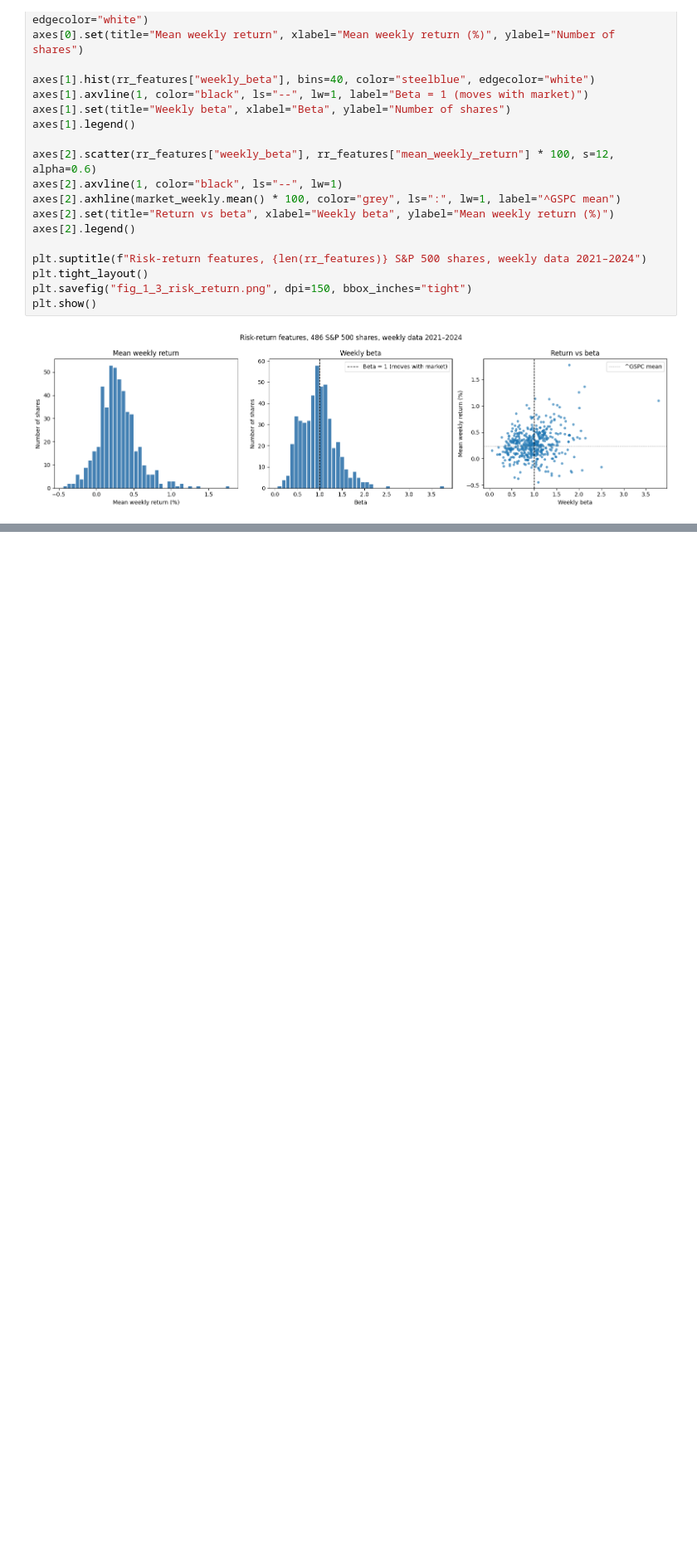
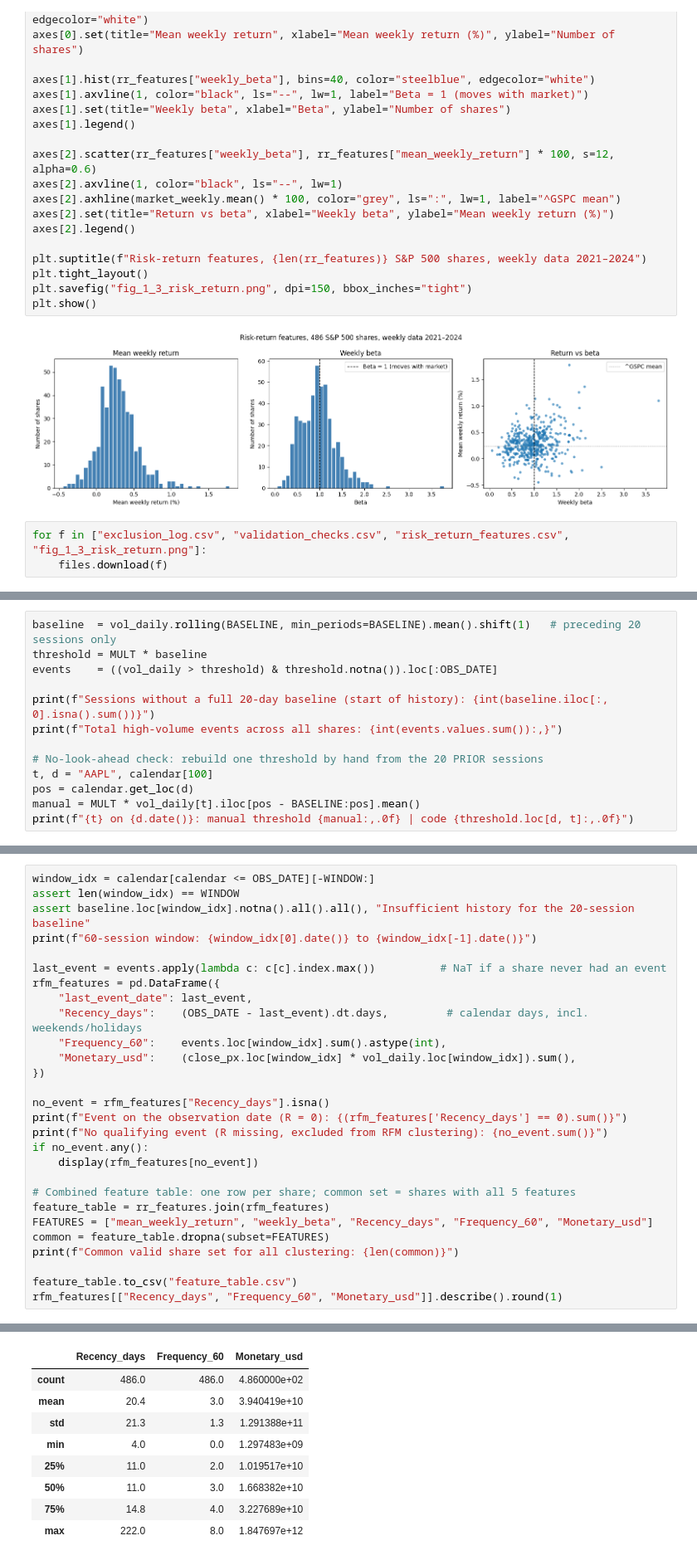
Before and after one commit to Dheena2411/CRM-CM-CW1, a Jupyter notebook: CRM&CM_CW1_T1_T2.ipynb, the cells around one changed output, grey strips where cells are left out. Shown at 83% size. Cells and saved outputs as stored; diff of their text form; blank space fills up the shorter version.

Commit message:
Task 1.2–1.4: validation logs, feature tables and figure

```diff
--- a/CRM&CM_CW1_T1_T2.ipynb
+++ b/CRM&CM_CW1_T1_T2.ipynb
@@ -518,3 +518,6 @@ plt.savefig("fig_1_3_risk_return.png", dpi=150, bbox_inches="tight")
 plt.show()
 # %% [output]
 [figure]
+# %%
+for f in ["exclusion_log.csv", "validation_checks.csv", "risk_return_features.csv", "fig_1_3_risk_return.png"]:
+    files.download(f)
@@ -520,0 +552,13 @@ plt.show()
+# %%
+baseline  = vol_daily.rolling(BASELINE, min_periods=BASELINE).mean().shift(1)   # preceding 20 sessions only
+threshold = MULT * baseline
+events    = ((vol_daily > threshold) & threshold.notna()).loc[:OBS_DATE]
+
+print(f"Sessions without a full 20-day baseline (start of history): {int(baseline.iloc[:, 0].isna().sum())}")
+print(f"Total high-volume events across all shares: {int(events.values.sum()):,}")
+
+# No-look-ahead check: rebuild one threshold by hand from the 20 PRIOR sessions
+t, d = "AAPL", calendar[100]
+pos = calendar.get_loc(d)
+manual = MULT * vol_daily[t].iloc[pos - BASELINE:pos].mean()
+print(f"{t} on {d.date()}: manual threshold {manual:,.0f} | code {threshold.loc[d, t]:,.0f}")
@@ -520,0 +569,29 @@ plt.show()
+# %%
+window_idx = calendar[calendar <= OBS_DATE][-WINDOW:]
+assert len(window_idx) == WINDOW
+assert baseline.loc[window_idx].notna().all().all(), "Insufficient history for the 20-session baseline"
+print(f"60-session window: {window_idx[0].date()} to {window_idx[-1].date()}")
+
+last_event = events.apply(lambda c: c[c].index.max())          # NaT if a share never had an event
+rfm_features = pd.DataFrame({
+    "last_event_date": last_event,
+    "Recency_days":    (OBS_DATE - last_event).dt.days,         # calendar days, incl. weekends/holidays
+    "Frequency_60":    events.loc[window_idx].sum().astype(int),
+    "Monetary_usd":    (close_px.loc[window_idx] * vol_daily.loc[window_idx]).sum(),
+})
+
+no_event = rfm_features["Recency_days"].isna()
+print(f"Event on the observation date (R = 0): {(rfm_features['Recency_days'] == 0).sum()}")
+print(f"No qualifying event (R missing, excluded from RFM clustering): {no_event.sum()}")
+if no_event.any():
+    display(rfm_features[no_event])
+
+# Combined feature table: one row per share; common set = shares with all 5 features
+feature_table = rr_features.join(rfm_features)
+FEATURES = ["mean_weekly_return", "weekly_beta", "Recency_days", "Frequency_60", "Monetary_usd"]
+common = feature_table.dropna(subset=FEATURES)
+print(f"Common valid share set for all clustering: {len(common)}")
+
+feature_table.to_csv("feature_table.csv")
+rfm_features[["Recency_days", "Frequency_60", "Monetary_usd"]].describe().round(1)
+# %% [output]
@@ -520,0 +602,9 @@ plt.show()
+|  | Recency_days | Frequency_60 | Monetary_usd |
+| count | 486.0 | 486.0 | 4.860000e+02 |
+| mean | 20.4 | 3.0 | 3.940419e+10 |
+| std | 21.3 | 1.3 | 1.291388e+11 |
+| min | 4.0 | 0.0 | 1.297483e+09 |
+| 25% | 11.0 | 2.0 | 1.019517e+10 |
+| 50% | 11.0 | 3.0 | 1.668382e+10 |
+| 75% | 14.8 | 4.0 | 3.227689e+10 |
+| max | 222.0 | 8.0 | 1.847697e+12 |
```
Also changed, not shown: parts of 8 cells of this notebook.
